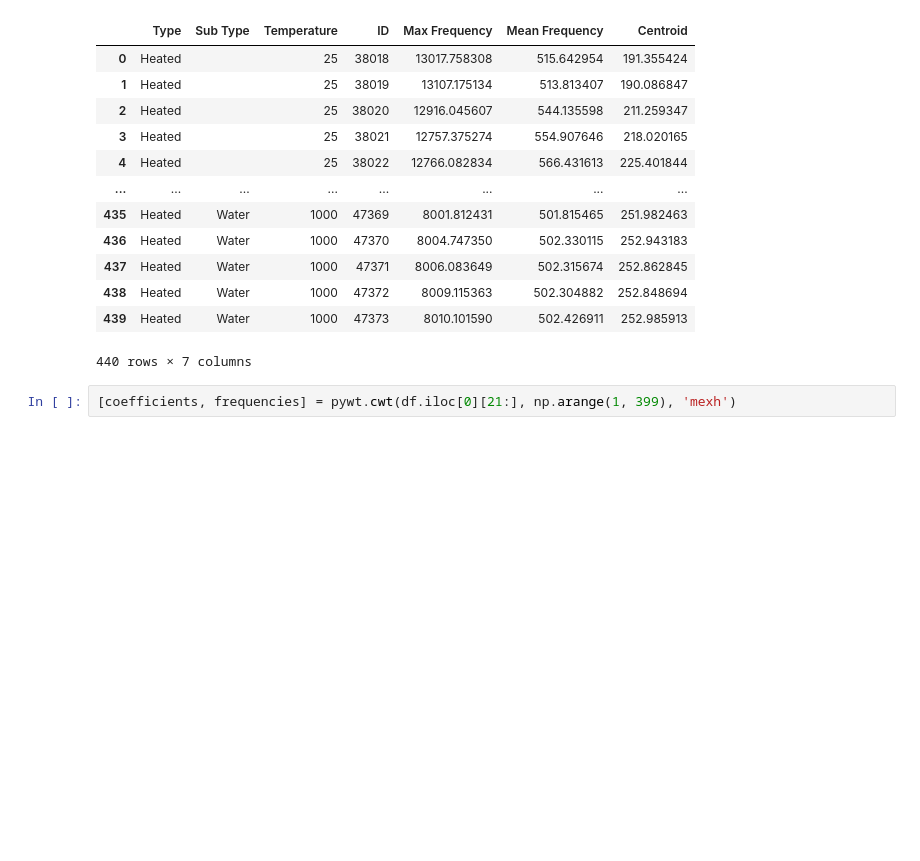
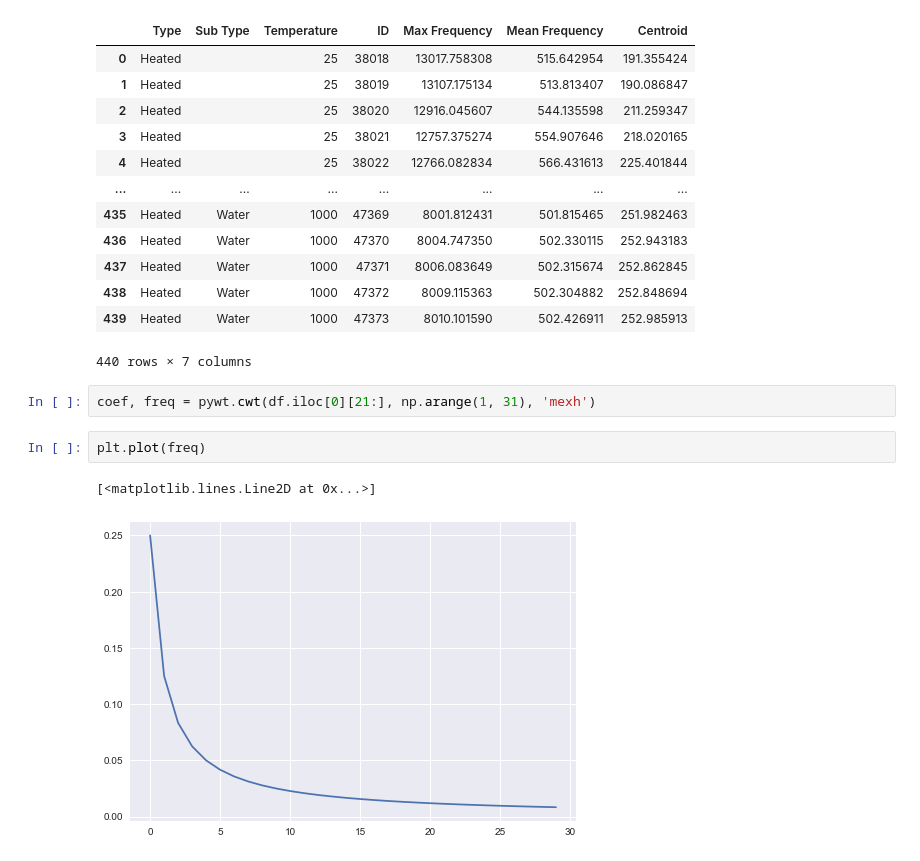
Before and after one commit to rohithandique/civil-major-project, a Jupyter notebook: Major Project.ipynb, the cells around one changed output. Drawn from its saved outputs; the diff is of its cells as text; blank space fills up the shorter version.

```diff
--- a/Major Project.ipynb
+++ b/Major Project.ipynb
@@ -128,4 +135,9 @@ new_df
 | 439 | Heated | Water | 1000 | 47373 | 8010.101590 | 502.426911 | 252.985913 |
 440 rows × 7 columns
 # %%
-[coefficients, frequencies] = pywt.cwt(df.iloc[0][21:], np.arange(1, 399), 'mexh')
+coef, freq = pywt.cwt(df.iloc[0][21:], np.arange(1, 31), 'mexh')
+# %%
+plt.plot(freq)
+# %% [output]
+[<matplotlib.lines.Line2D at 0x...>]
+[figure, added]
```
Also changed, not shown: parts of 18 cells of this notebook.
